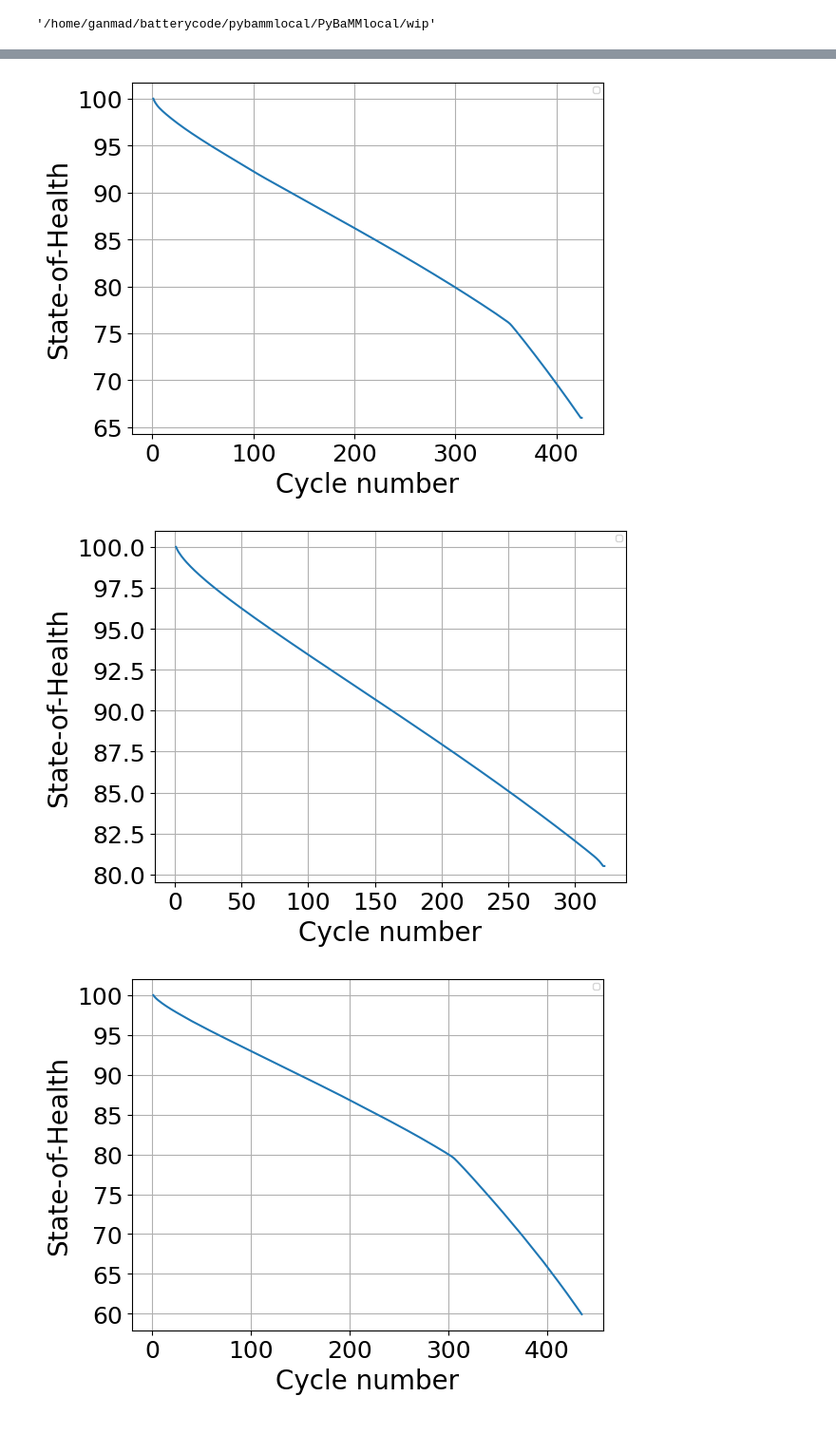
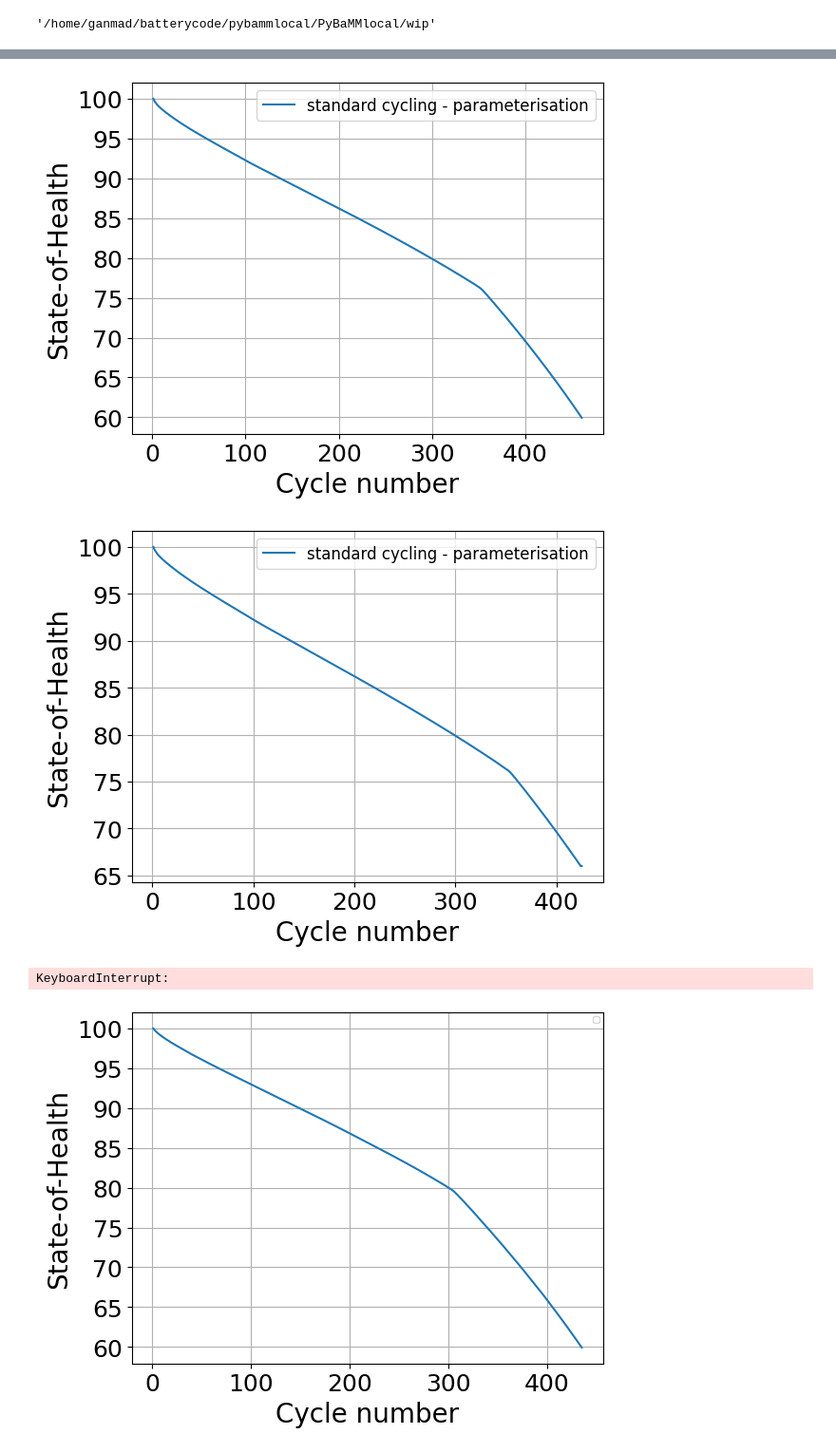
Before and after one commit to ganmadche/PyBaMMlocal, a Jupyter notebook: wip/ageingstudiesiist2025dfn_parametercheck.ipynb, the cells around one changed output, grey strips where cells are left out. Shown at 95% size. Drawn from its saved outputs; the diff is of its cells as text; code cells hidden in the pictures.

Commit message:
a working dfn model with std parameters tuning dt max

```diff
--- a/wip/ageingstudiesiist2025dfn_parametercheck.ipynb
+++ b/wip/ageingstudiesiist2025dfn_parametercheck.ipynb
@@ -208,7 +203,7 @@ experiment0 = pybamm.Experiment(
     termination= "60% capacity"
 )
 # %%
-safe_solver = pybamm.IDAKLUSolver(rtol=1e-3, options={"dt_max": 10}) #mode="safe", ,  dt_max= dt_max, return_solution_if_failed_early=True, dt_max= 5.0,
+safe_solver = pybamm.IDAKLUSolver(options={"dt_max": 5}) #mode="safe", ,  dt_max= dt_max, return_solution_if_failed_early=True, dt_max= 5.0,
 
 parameter_values.update({"Ambient temperature [K]": 298.15,
                         "Initial temperature [K]": 298.15 })
@@ -231,13 +219,13 @@ interactive(children=(FloatSlider(value=0.0, description='t', max=1288.774982644
 # %%
 Q1 = sim1.solution.summary_variables["Capacity [A.h]"]
 cycle1 = sim1.solution.summary_variables["Cycle number"]
-plt.plot(cycle1, 100*(Q1/Q1[0]))
-plt.legend(fontsize=6)
+plt.plot(cycle1, 100*(Q1/Q1[0]), label = "standard cycling - parameterisation")
+plt.legend(fontsize=12)
 
 plt.xlabel('Cycle number',fontsize=20)
 plt.ylabel('State-of-Health',fontsize=20)
 # plt.title('SoH of a Lithium-Ion Cell-DFN Model',fontsize=20)
-# #plt.ylim([70, 102])
+#plt.ylim([75, 101])
 # #plt.xlim([-50, 500])
 # plt.legend(fontsize=9)
 plt.xticks(fontsize=18)
@@ -245,25 +233,26 @@ plt.yticks(fontsize=18)
 plt.grid(True)
 # plt.show()
 # %% [output]
-[figure, old version]
+[figure, new version]
 # %%
 Q1 = sim1.solution.summary_variables["Capacity [A.h]"]
 cycle1 = sim1.solution.summary_variables["Cycle number"]
-plt.plot(cycle1, 100*(Q1/Q1[0]))
-plt.legend(fontsize=6)
+plt.plot(cycle1, 100*(Q1/Q1[0]), label = "standard cycling - parameterisation")
+plt.legend(fontsize=12)
 
 plt.xlabel('Cycle number',fontsize=20)
 plt.ylabel('State-of-Health',fontsize=20)
 # plt.title('SoH of a Lithium-Ion Cell-DFN Model',fontsize=20)
-# #plt.ylim([70, 102])
+#plt.ylim([75, 101])
 # #plt.xlim([-50, 500])
 # plt.legend(fontsize=9)
 plt.xticks(fontsize=18)
 plt.yticks(fontsize=18)
 plt.grid(True)
 # plt.show()
 # %% [output]
-[figure, old version]
+[figure, new version]
+KeyboardInterrupt:
 # %%
 Q1 = sim1.solution.summary_variables["Capacity [A.h]"]
 cycle1 = sim1.solution.summary_variables["Cycle number"]
```
Also changed, not shown: parts of 5 cells of this notebook.
